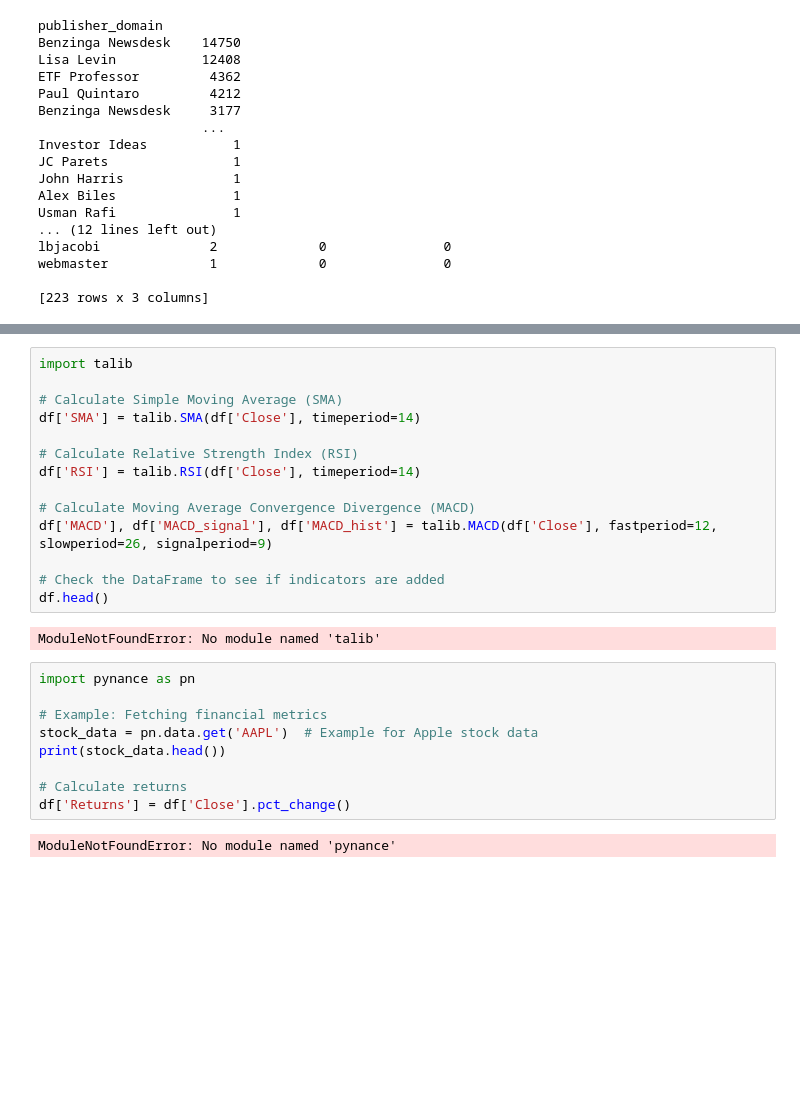
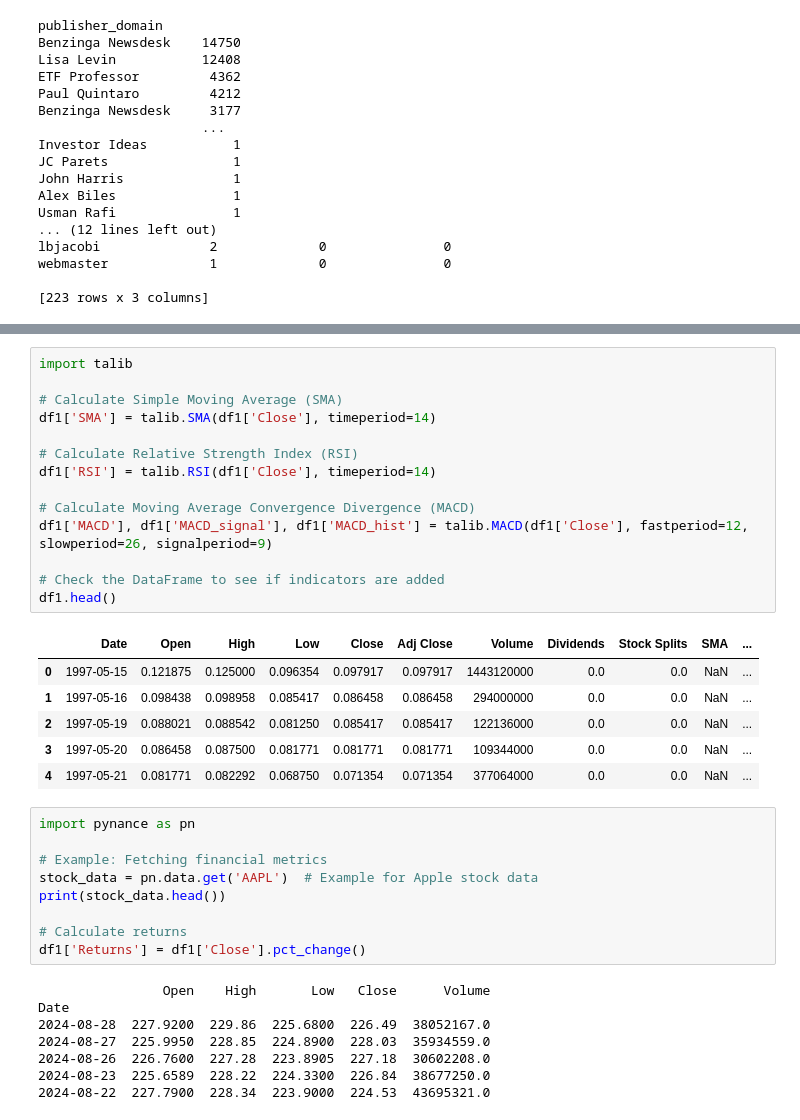
Before and after one commit to Ofgeha-Gelana/Nova-Financial-Solution, a Jupyter notebook: notebooks/eda.ipynb, the cells around one changed output, grey strips where cells are left out. Saved outputs shown, nothing was run; the diff lists cells and outputs as text; blank space fills up the shorter version.

Commit message:
added talib for more processing

```diff
--- a/notebooks/eda.ipynb
+++ b/notebooks/eda.ipynb
@@ -295,19 +295,24 @@ df.head()
 # %%
 import talib
 
 # Calculate Simple Moving Average (SMA)
-df['SMA'] = talib.SMA(df['Close'], timeperiod=14)
+df1['SMA'] = talib.SMA(df1['Close'], timeperiod=14)
 
 # Calculate Relative Strength Index (RSI)
-df['RSI'] = talib.RSI(df['Close'], timeperiod=14)
+df1['RSI'] = talib.RSI(df1['Close'], timeperiod=14)
 
 # Calculate Moving Average Convergence Divergence (MACD)
-df['MACD'], df['MACD_signal'], df['MACD_hist'] = talib.MACD(df['Close'], fastperiod=12, slowperiod=26, signalperiod=9)
+df1['MACD'], df1['MACD_signal'], df1['MACD_hist'] = talib.MACD(df1['Close'], fastperiod=12, slowperiod=26, signalperiod=9)
 
 # Check the DataFrame to see if indicators are added
-df.head()
+df1.head()
 # %% [output]
-ModuleNotFoundError: No module named 'talib'
+|  | Date | Open | High | Low | Close | Adj Close | Volume | Dividends | Stock Splits | SMA | ... |
+| 0 | 1997-05-15 | 0.121875 | 0.125000 | 0.096354 | 0.097917 | 0.097917 | 1443120000 | 0.0 | 0.0 | NaN | ... |
+| 1 | 1997-05-16 | 0.098438 | 0.098958 | 0.085417 | 0.086458 | 0.086458 | 294000000 | 0.0 | 0.0 | NaN | ... |
+| 2 | 1997-05-19 | 0.088021 | 0.088542 | 0.081250 | 0.085417 | 0.085417 | 122136000 | 0.0 | 0.0 | NaN | ... |
+| 3 | 1997-05-20 | 0.086458 | 0.087500 | 0.081771 | 0.081771 | 0.081771 | 109344000 | 0.0 | 0.0 | NaN | ... |
+| 4 | 1997-05-21 | 0.081771 | 0.082292 | 0.068750 | 0.071354 | 0.071354 | 377064000 | 0.0 | 0.0 | NaN | ... |
 # %%
 import pynance as pn
 
@@ -316,6 +321,12 @@ stock_data = pn.data.get('AAPL')  # Example for Apple stock data
 print(stock_data.head())
 
 # Calculate returns
-df['Returns'] = df['Close'].pct_change()
+df1['Returns'] = df1['Close'].pct_change()
 # %% [output]
-ModuleNotFoundError: No module named 'pynance'
+                Open    High       Low   Close      Volume
+Date
+2024-08-28  227.9200  229.86  225.6800  226.49  38052167.0
+2024-08-27  225.9950  228.85  224.8900  228.03  35934559.0
+2024-08-26  226.7600  227.28  223.8905  227.18  30602208.0
+2024-08-23  225.6589  228.22  224.3300  226.84  38677250.0
+2024-08-22  227.7900  228.34  223.9000  224.53  43695321.0
```
Also changed, not shown: parts of 1 cell of this notebook, 1 other file.
